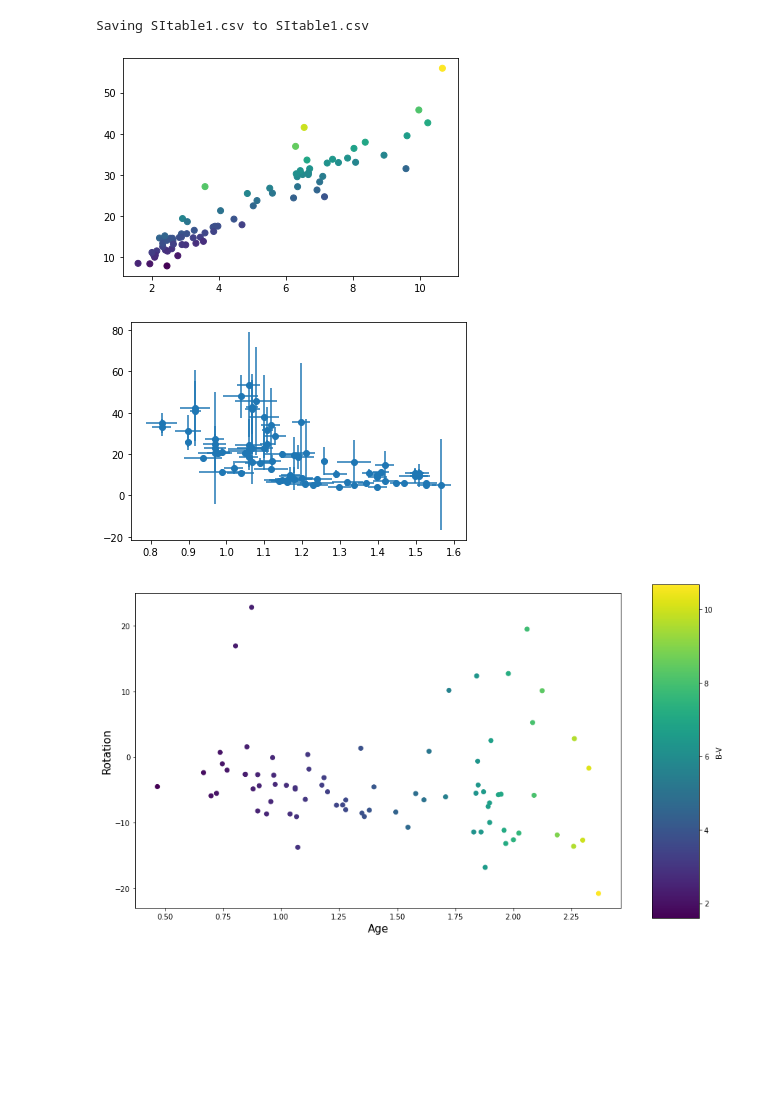
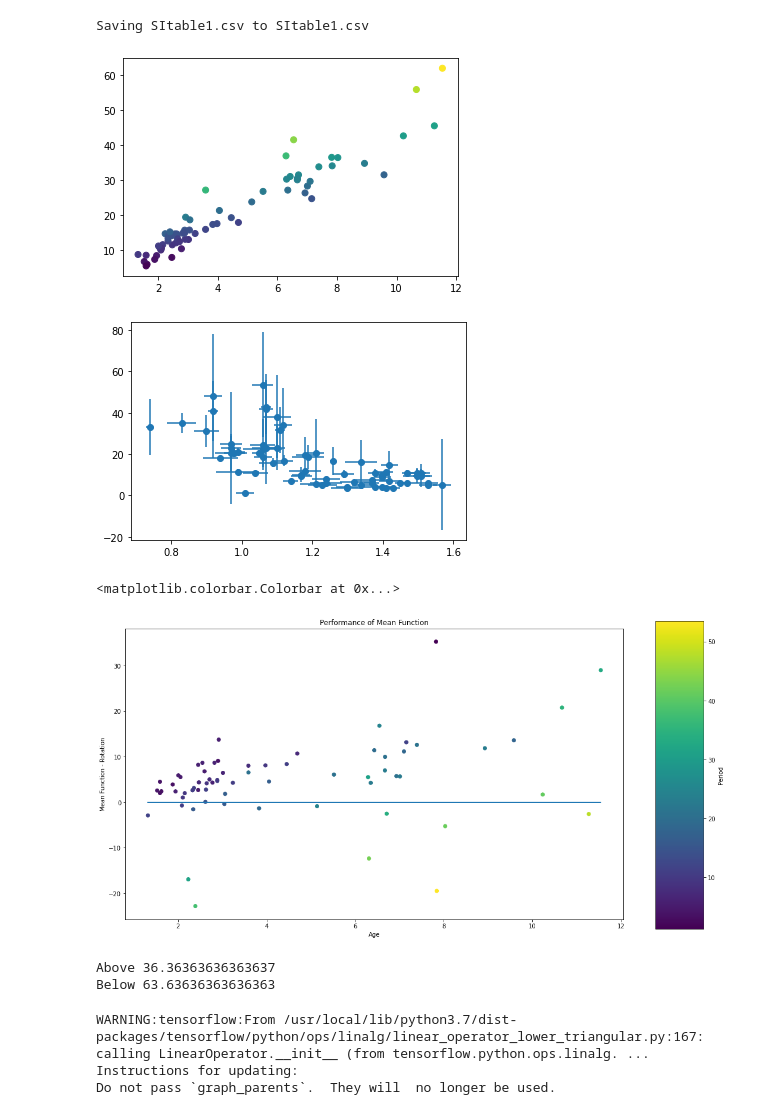
Before and after one commit to ni-phy/year4-project, a Jupyter notebook: Nikolas/gyrochronology/age_tfp_hmc.ipynb, the cells around one changed output. Drawn from its saved outputs; the diff is of its cells as text; code cells hidden in the pictures; blank space fills up the shorter version.

Commit message:
2 kernels, new results, hmc improvements, bug fixs

```diff
--- a/Nikolas/gyrochronology/age_tfp_hmc.ipynb
+++ b/Nikolas/gyrochronology/age_tfp_hmc.ipynb
@@ -92,25 +92,42 @@ mass_error = (np.array(massle) + np.array(massue))/2
 age_error = (np.array(agle)+np.array(ague))/2#np.log(age) - np.log(np.array(age) - np.array(agle))
 p_error = ((np.array(pl)+np.array(pu))/2)#(np.log(p) - np.log(np.array(p)-np.array(pl)))
 # %%
+# indctr = data0[:,24]
+# index = 0
+# for i in range(0, len(p)-index):
+#   if age[i]<2 or age[i]>11 or p[i]<5 or indctr[i]>1:
+#     index = index+1
+# for i in range(0, len(p)-index):
+#   if age[i]<2 or age[i]>11 or p[i]<5 or indctr[i]>1:
+#     te.pop(int(np.where(np.array(p) == float(p[i]))[0]))
+#     tee.pop(int(np.where(np.array(p) == float(p[i]))[0]))
+#     age.pop(int(np.where(np.array(p) == float(p[i]))[0]))
+#     agle.pop(int(np.where(np.array(p) == float(p[i]))[0]))
+#     ague.pop(int(np.where(np.array(p) == float(p[i]))[0]))
+#     mass.pop(int(np.where(np.array(p) == float(p[i]))[0]))
+#     massle.pop(int(np.where(np.array(p) == float(p[i]))[0]))
+#     massue.pop(int(np.where(np.array(p) == float(p[i]))[0]))
+#     p.pop(int(np.where(np.array(p) == float(p[i]))[0]))
+#     pl.pop(int(np.where(np.array(p) == float(p[i]))[0]))
+#     pu.pop(int(np.where(np.array(p) == float(p[i]))[0]))
 indctr = data0[:,24]
 index = 0
 for i in range(0, len(p)-index):
-  if age[i]<2 or age[i]>11 or p[i]<5 or indctr[i]>1:
+  if mass[i]<1.2  or indctr[i]>1:
     index = index+1
 for i in range(0, len(p)-index):
-  if age[i]<2 or age[i]>11 or p[i]<5 or indctr[i]>1:
+  if mass[i]<1.2  or indctr[i]>1:
     te.pop(int(np.where(np.array(p) == float(p[i]))[0]))
     tee.pop(int(np.where(np.array(p) == float(p[i]))[0]))
     age.pop(int(np.where(np.array(p) == float(p[i]))[0]))
     agle.pop(int(np.where(np.array(p) == float(p[i]))[0]))
     ague.pop(int(np.where(np.array(p) == float(p[i]))[0]))
-    mass.pop(int(np.where(np.array(p) == float(p[i]))[0]))
     massle.pop(int(np.where(np.array(p) == float(p[i]))[0]))
     massue.pop(int(np.where(np.array(p) == float(p[i]))[0]))
     p.pop(int(np.where(np.array(p) == float(p[i]))[0]))
     pl.pop(int(np.where(np.array(p) == float(p[i]))[0]))
     pu.pop(int(np.where(np.array(p) == float(p[i]))[0]))
-
+    mass.pop(int(np.where(np.array(p) == float(p[i]))[0]))
 
 mass_error = (np.array(massle) + np.array(massue))/2
 age_error = (np.array(agle)+np.array(ague))/2#np.log(age) - np.log(np.array(age) - np.array(agle))
@@ -118,31 +135,52 @@ p_error = ((np.array(pl)+np.array(pu))/2)#/np.array(p)#(np.log(p) - np.log(np.ar
 # %%
 data = np.array([te, p, age, mass]).T
 a = 0.5189
 b=0.75
 c=0.4
 d=0.601
 f = -0.6
 X1 = np.log(data[:,2]) #age
 X2 = r.t2bv(data[:,0])#data[::al,2] #B_V
 X3 = data[:, 3] #mass
 x = mean_fn(X1, X2, a, b, c, d)
 plt.scatter(data[:,2], x, c=X2, cmap='viridis')
 plt.show()
 plt.errorbar(X3, p, xerr=mass_error, yerr=p_error, fmt='o')#, c=X2, cmap='hsv')
-subtract = data[:,1]-x
+subtract = x-data[:,1]
 plt.show()
-fig = plt.figure(figsize=(12, 8))
-plt.scatter(X1, subtract, c=data[:,2], cmap='viridis')
-plt.xlabel('Age', size=15)
-plt.ylabel('Rotation', size=15)
+fig = plt.figure(figsize=(15, 9))
+plt.scatter(age, subtract, c=p, cmap='viridis')#data[:,2]
+zero = np.zeros(len(x))
+plt.plot(age, zero)
+#plt.legend(fontsize='medium', loc=3)
+plt.title('Performance of Mean Function')
+plt.xlabel('Age')
+plt.ylabel('Mean Function - Rotation')
 #plt.subplots_adjust(bottom=np.min(X2), top=np.max(X2))
 cax = plt.axes([0.95, 0.1, 0.075, 0.8])
-plt.colorbar(cax=cax, label='B-V')
-plt.show()
+plt.colorbar(cax=cax, label='Period')
 # %% [output]
-[figure, old version]
+[figure, new version]
-[figure, old version]
+[figure, new version]
+<matplotlib.colorbar.Colorbar at 0x...>
-[figure, old version]
+[figure, new version]
+# %%
+above = 0
+below = 0
+total = 0
+for i in range(0, len(subtract)):
+  if subtract[i]>=0 and p[i]>30:
+    above = above + 1
+  if subtract[i]<0 and p[i]>30:
+    below = below + 1
+  if p[i]>30:
+    total = total+1
+
+print('Above', 100*(above/total))
+print('Below', 100*(below/total))
+# %% [output]
+Above 36.36363636363637
+Below 63.63636363636363
 # %%
 tf.enable_v2_behavior()
 t1 = time.perf_counter()
@@ -181,7 +219,7 @@ gaussian_process_model = tfd.JointDistributionSequential([
   # tfd.Normal(X2.reshape(-1), 0.04*X1.reshape(-1)),
   # tfd.Normal(X3.reshape(-1), 0.04*X1.reshape(-1)),
   lambda amplitude, length_scale, observations1_: tfd.GaussianProcess(
-      kernel=psd_kernels.ExponentiatedQuadratic(amplitude, length_scale), mean_fn=mean_fn_hmc,
+      kernel=psd_kernels.ExponentiatedQuadratic(amplitude, length_scale),# mean_fn=mean_fn_hmc,
       index_points=observations1_, observation_noise_variance=observation_index_error)])
 
 initial_chain_states = [
@@ -194,7 +232,7 @@ initial_chain_states = [
 initial_steps = [
     5e-6* tf.ones(shape, dtype=np.float64),
     5e-6* tf.ones(shape, dtype=np.float64),
-    tf.convert_to_tensor(observation_index_error, dtype=np.float64)]
+    0.1*tf.convert_to_tensor(observation_index_error, dtype=np.float64)]
 
 unconstraining_bijectors = [
     tfp.bijectors.Softplus(),
@@ -275,6 +313,10 @@ var = np.array(gp.variance())
 # ==> 10 independently drawn, noisy joint samples at `index_points`
 t2 = time.perf_counter()
 print()
+# %% [output]
+WARNING:tensorflow:From /usr/local/lib/python3.7/dist-packages/tensorflow/python/ops/linalg/linear_operator_lower_triangular.py:167: calling LinearOperator.__init__ (from tensorflow.python.ops.linalg. ...
+Instructions for updating:
+Do not pass `graph_parents`.  They will  no longer be used.
 # %%
 var1 = np.array([
       amplitudes[0],
```
Also changed, not shown: parts of 24 cells of this notebook.
